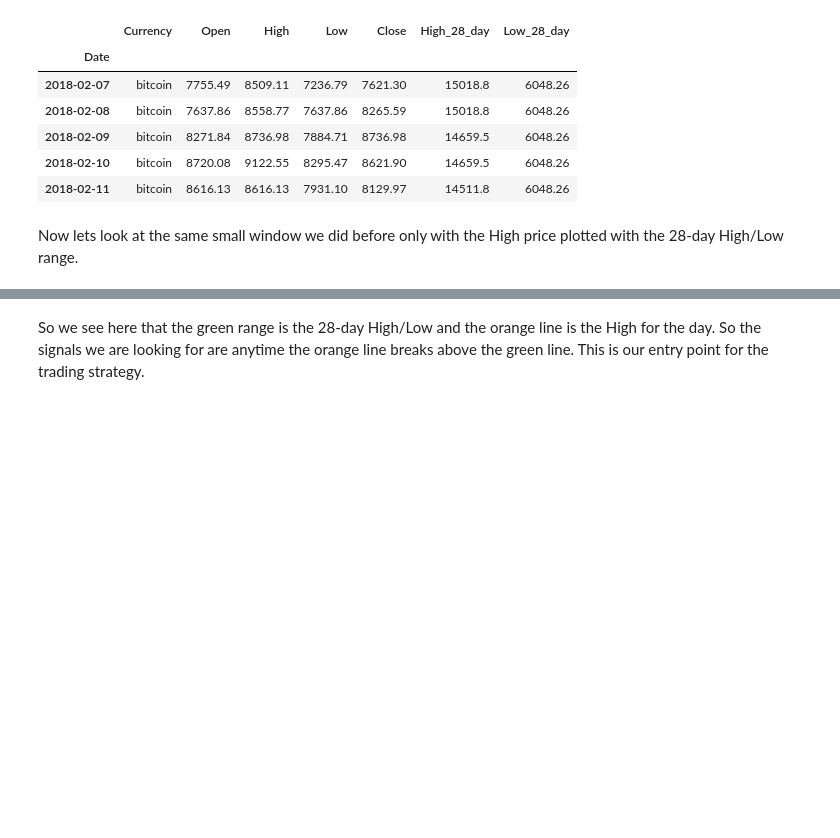
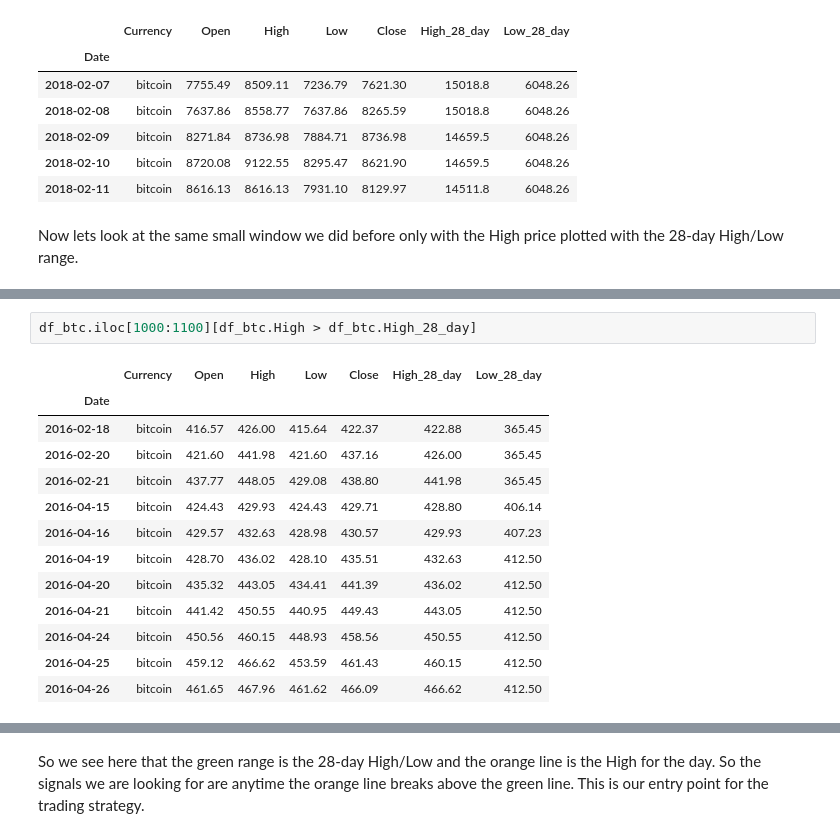
Before and after one commit to franko003/Turtle_Trading_Exploration, a Jupyter notebook: Bitcoin_Turtle_Trading_Strat_Exploration.ipynb, the cells around one changed output, grey strips where cells are left out. Saved outputs shown, nothing was run; the diff lists cells and outputs as text; blank space fills up the shorter version.

```diff
--- a/Bitcoin_Turtle_Trading_Strat_Exploration.ipynb
+++ b/Bitcoin_Turtle_Trading_Strat_Exploration.ipynb
@@ -175,0 +190,16 @@ plt.show()
+# %%
+df_btc.iloc[1000:1100][df_btc.High > df_btc.High_28_day]
+# %% [output]
+|  | Currency | Open | High | Low | Close | High_28_day | Low_28_day |
+| Date |  |  |  |  |  |  |  |
+| 2016-02-18 | bitcoin | 416.57 | 426.00 | 415.64 | 422.37 | 422.88 | 365.45 |
+| 2016-02-20 | bitcoin | 421.60 | 441.98 | 421.60 | 437.16 | 426.00 | 365.45 |
+| 2016-02-21 | bitcoin | 437.77 | 448.05 | 429.08 | 438.80 | 441.98 | 365.45 |
+| 2016-04-15 | bitcoin | 424.43 | 429.93 | 424.43 | 429.71 | 428.80 | 406.14 |
+| 2016-04-16 | bitcoin | 429.57 | 432.63 | 428.98 | 430.57 | 429.93 | 407.23 |
+| 2016-04-19 | bitcoin | 428.70 | 436.02 | 428.10 | 435.51 | 432.63 | 412.50 |
+| 2016-04-20 | bitcoin | 435.32 | 443.05 | 434.41 | 441.39 | 436.02 | 412.50 |
+| 2016-04-21 | bitcoin | 441.42 | 450.55 | 440.95 | 449.43 | 443.05 | 412.50 |
+| 2016-04-24 | bitcoin | 450.56 | 460.15 | 448.93 | 458.56 | 450.55 | 412.50 |
+| 2016-04-25 | bitcoin | 459.12 | 466.62 | 453.59 | 461.43 | 460.15 | 412.50 |
+| 2016-04-26 | bitcoin | 461.65 | 467.96 | 461.62 | 466.09 | 466.62 | 412.50 |
```
Also changed, not shown: parts of 5 cells of this notebook.
